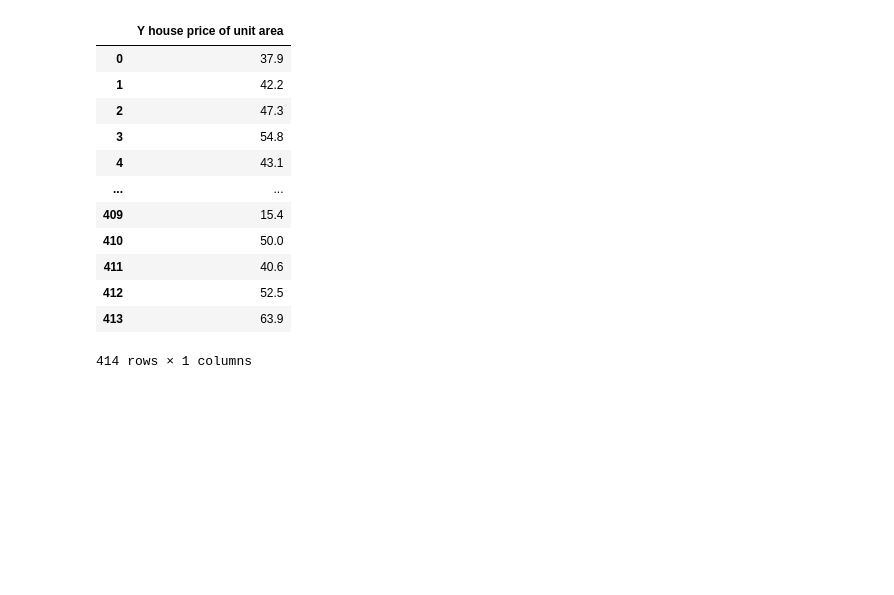
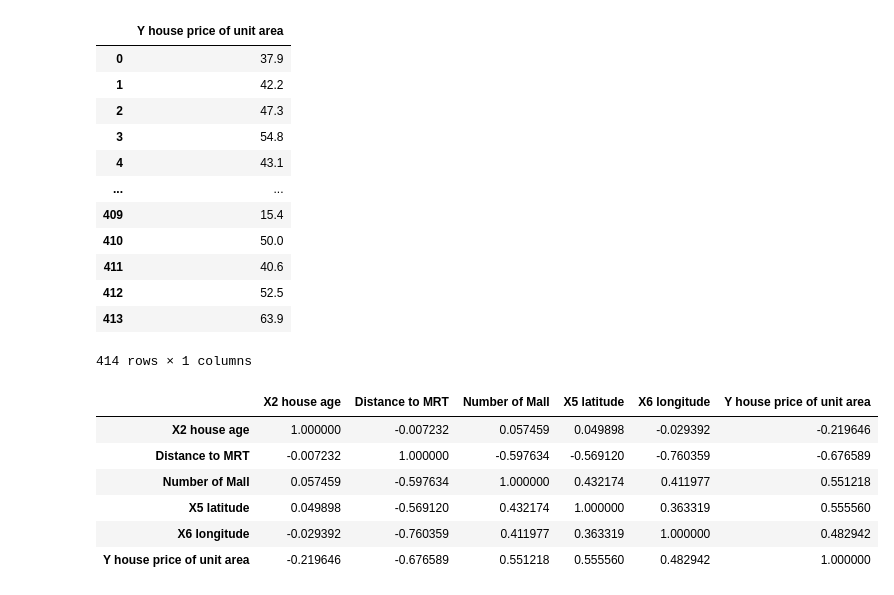
Before and after one commit to riooorante/ML-2022, a Jupyter notebook: Linear Regression/RealEstatePricePrediction.ipynb, the cells around one changed output. Drawn from its saved outputs; the diff is of its cells as text; code cells hidden in the pictures; blank space fills up the shorter version.

```diff
--- a/Linear Regression/RealEstatePricePrediction.ipynb
+++ b/Linear Regression/RealEstatePricePrediction.ipynb
@@ -52,3 +72,14 @@ data_Y
 # %%
 # Split data train and test
 X_train,X_test,y_train,y_test = train_test_split(data_X,data_Y, test_size=0.2)
+# %%
+train_data = X_train.join(y_train)
+train_data.corr()
+# %% [output]
+|  | X2 house age | Distance to MRT | Number of Mall | X5 latitude | X6 longitude | Y house price of unit area |
+| X2 house age | 1.000000 | -0.007232 | 0.057459 | 0.049898 | -0.029392 | -0.219646 |
+| Distance to MRT | -0.007232 | 1.000000 | -0.597634 | -0.569120 | -0.760359 | -0.676589 |
+| Number of Mall | 0.057459 | -0.597634 | 1.000000 | 0.432174 | 0.411977 | 0.551218 |
+| X5 latitude | 0.049898 | -0.569120 | 0.432174 | 1.000000 | 0.363319 | 0.555560 |
+| X6 longitude | -0.029392 | -0.760359 | 0.411977 | 0.363319 | 1.000000 | 0.482942 |
+| Y house price of unit area | -0.219646 | -0.676589 | 0.551218 | 0.555560 | 0.482942 | 1.000000 |
```
Also changed, not shown: parts of 7 cells of this notebook.
